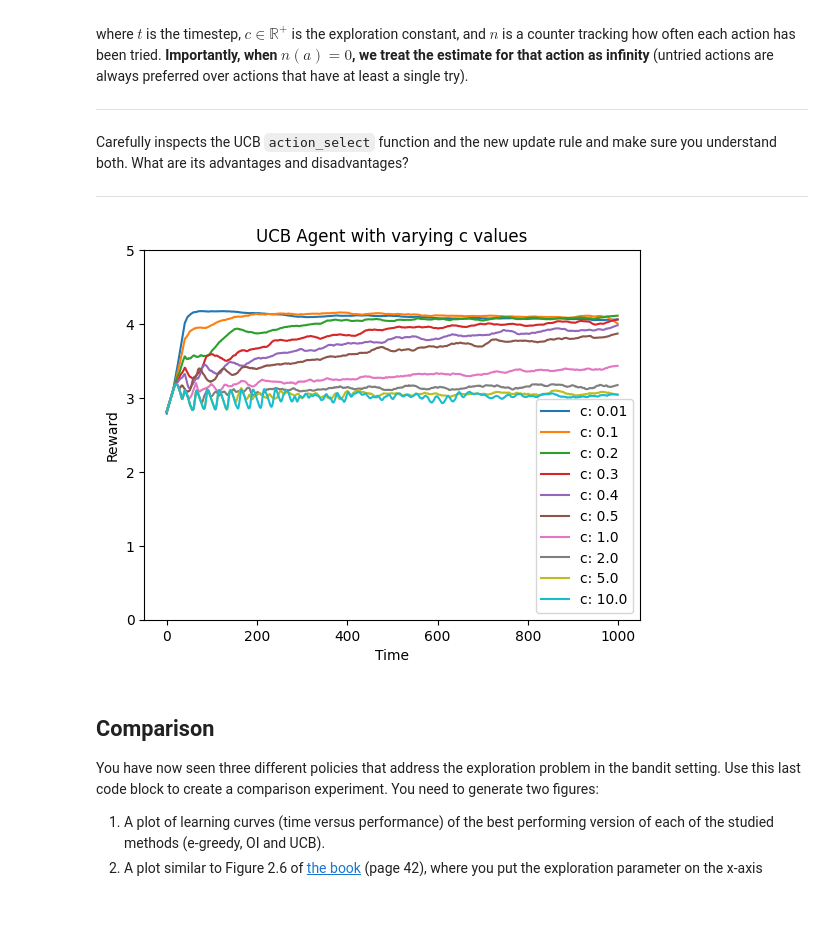
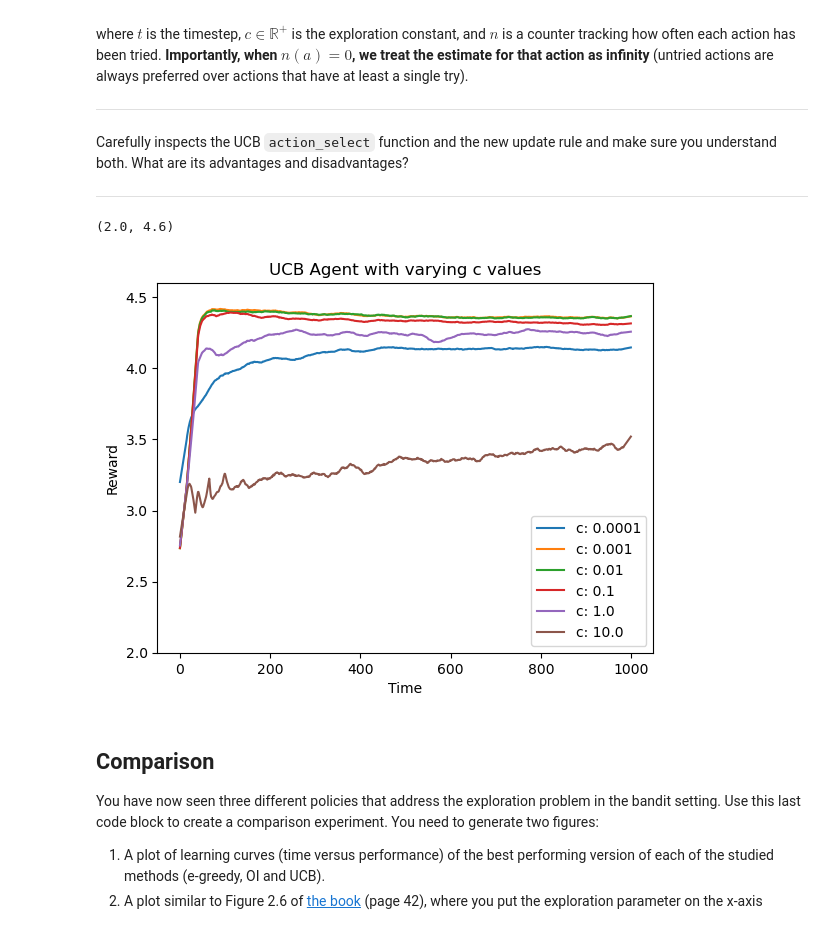
Before and after one commit to bokchoy19/intro_to_rl_assignments, a Jupyter notebook: RL_Bachelor_Assignment_1A_(2026).ipynb, the cells around one changed output. Drawn from its saved outputs; the diff is of its cells as text; code cells hidden in the pictures.

```diff
--- a/RL_Bachelor_Assignment_1A_(2026).ipynb
+++ b/RL_Bachelor_Assignment_1A_(2026).ipynb
@@ -473,36 +465,38 @@ class UCBAgent(Agent):
         self.Q = np.zeros(n_actions)
         self.n_actions = n_actions
 
         self.c = c
         self.n = np.zeros(n_actions) # Counter for how often actions are tried
 
     def select_action(self, t):
         """ Select an action """
 
         action = np.argmax(self.Q + self.c * np.sqrt(np.log(t+1) / (self.n + 1e-8))) # <-- Implement the UCB action selection formula here. Note that we add a small value to n to prevent division by zero.
 
         return action
 
     def update_Q(self, action, observed_reward):
         """ After performing actions, update our current knowledge """
         self.n[action] += 1
         #alfa = 1/self.n[action]
         alfa = 0.8
-        self.Q[action] = (alfa) * (observed_reward - self.Q[action])
+        self.Q[action] = self.Q[action] + (alfa) * (observed_reward - self.Q[action])
 
 
-c_list = [0.01, 0.1, 0.2, 0.3, 0.4, 0.5, 1.0, 2.0, 5.0, 10.0]
+c_list = [0.0001, 0.001, 0.01, 0.1, 1.0, 10.0]
 
 plot = LearningCurvePlot("UCB Agent with varying c values")
 for c in c_list:
     experiment(
         plot,
         agent_class=UCBAgent,
         label=f"c: {c}",
         c=c,
     )
+plot.ax.set_ylim(2, 4.6)
 # %% [output]
+(2.0, 4.6)
-[figure, old version]
+[figure, new version]
 # %% [markdown]
 
 
```
Also changed, not shown: parts of 5 cells of this notebook.
